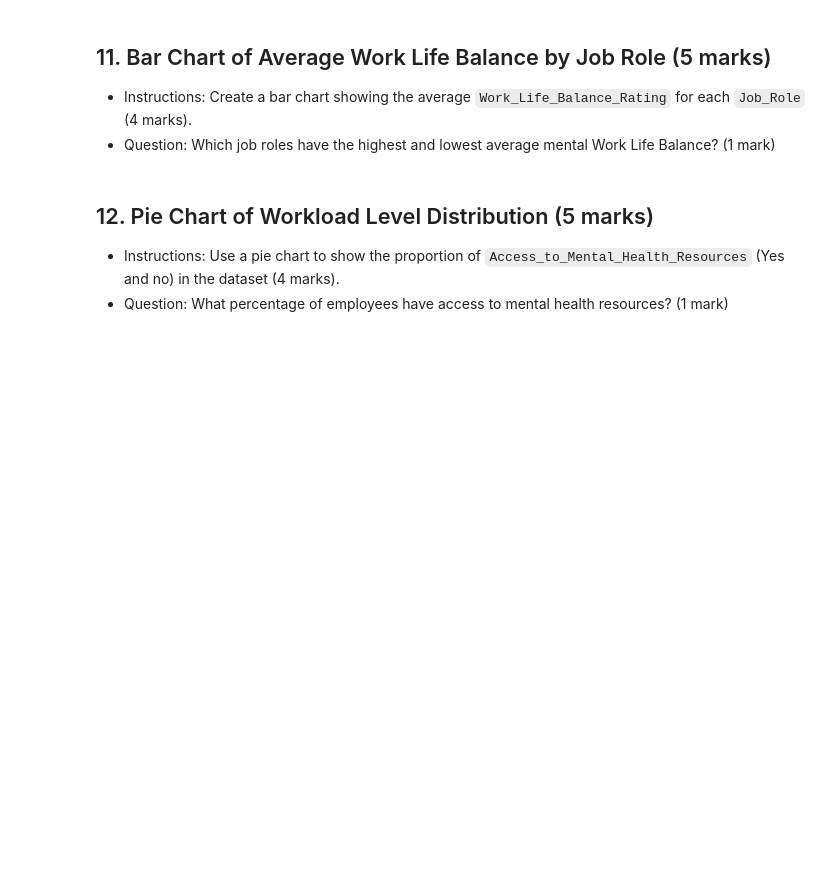
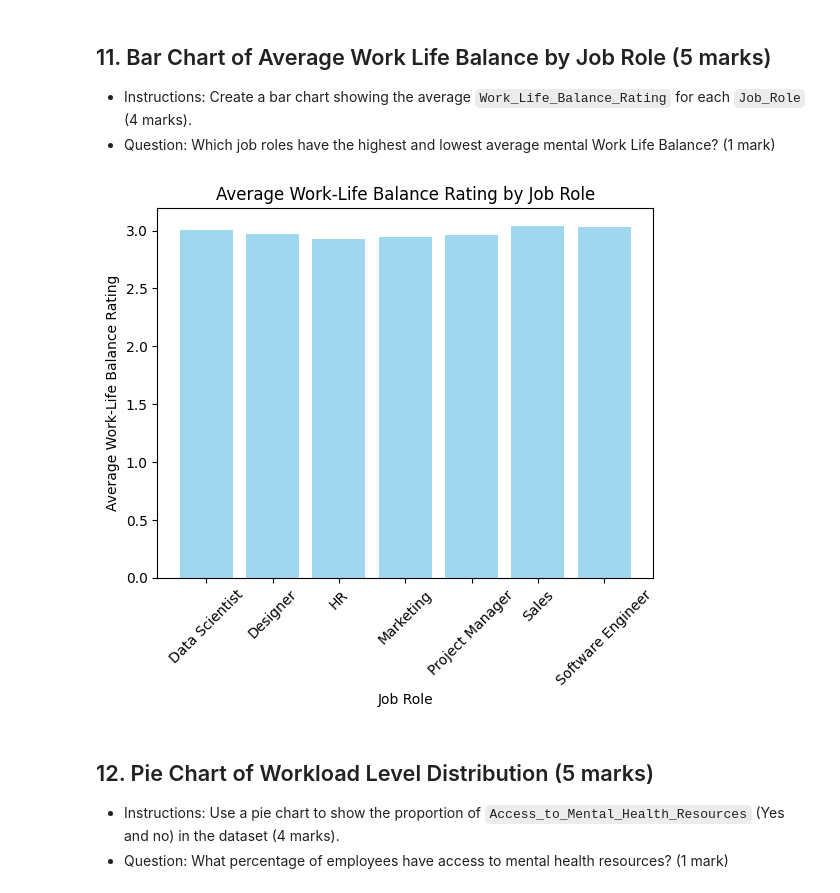
Before and after one commit to kuruxxii/PythonDA-course-assessment-submission, a Jupyter notebook: Assessment/Data_Analytics_with_Python_Assessment.ipynb, the cells around one changed output. Drawn from its saved outputs; the diff is of its cells as text; code cells hidden in the pictures; blank space fills up the shorter version.

```diff
--- a/Assessment/Data_Analytics_with_Python_Assessment.ipynb
+++ b/Assessment/Data_Analytics_with_Python_Assessment.ipynb
@@ -351,3 +472,16 @@ dtype: float64
+# %%
+# Write code here
+avg_wlb_rating = df.groupby('Job_Role')['Work_Life_Balance_Rating'].mean()
+
+# Create a bar chart
+plt.bar(avg_wlb_rating.index, avg_wlb_rating.values, color='skyblue', alpha=0.8)
+plt.title('Average Work-Life Balance Rating by Job Role')
+plt.xlabel('Job Role')
+plt.ylabel('Average Work-Life Balance Rating')
+plt.xticks(rotation=45)
+plt.show()
+# %% [output]
+[figure, added]
 # %% [markdown]
 ## 12. Pie Chart of Workload Level Distribution (5 marks)
 - Instructions: Use a pie chart to show the proportion of `Access_to_Mental_Health_Resources` (Yes and no) in the dataset (4 marks).
```
Also changed, not shown: parts of 21 cells of this notebook.
